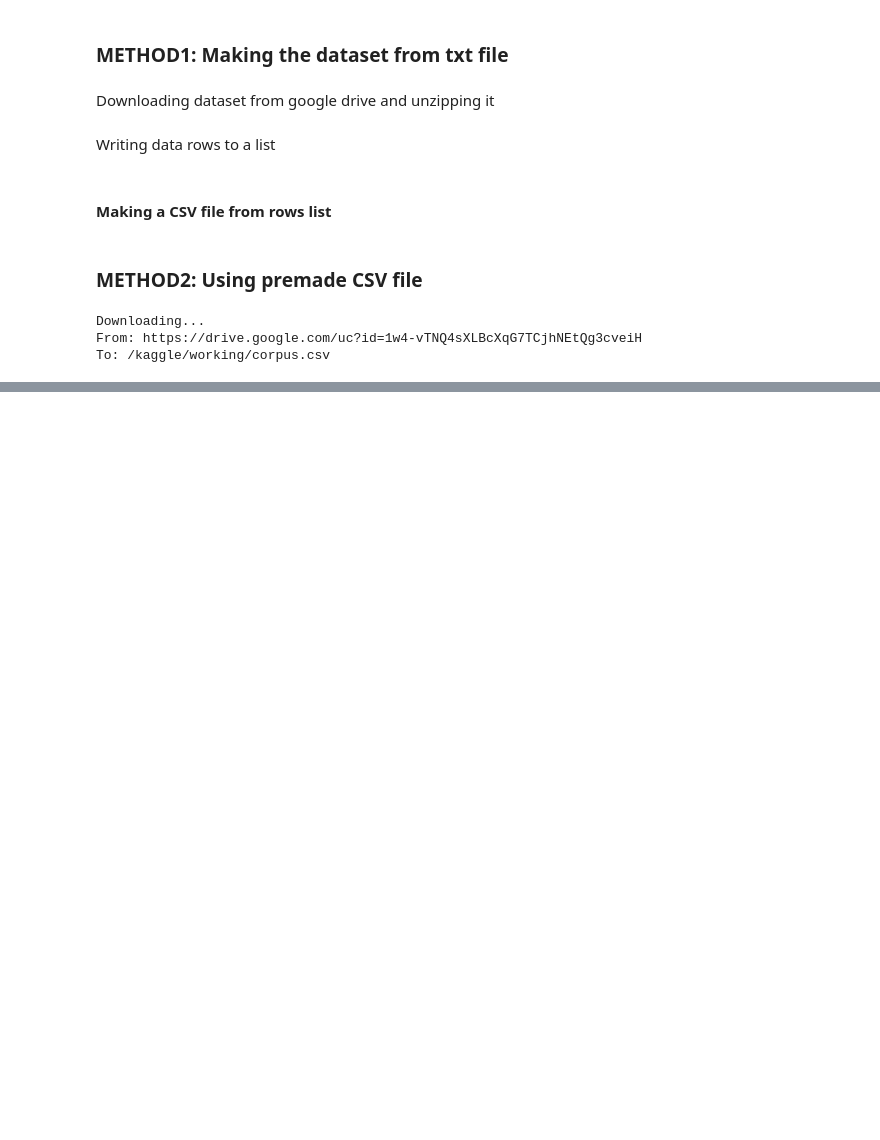
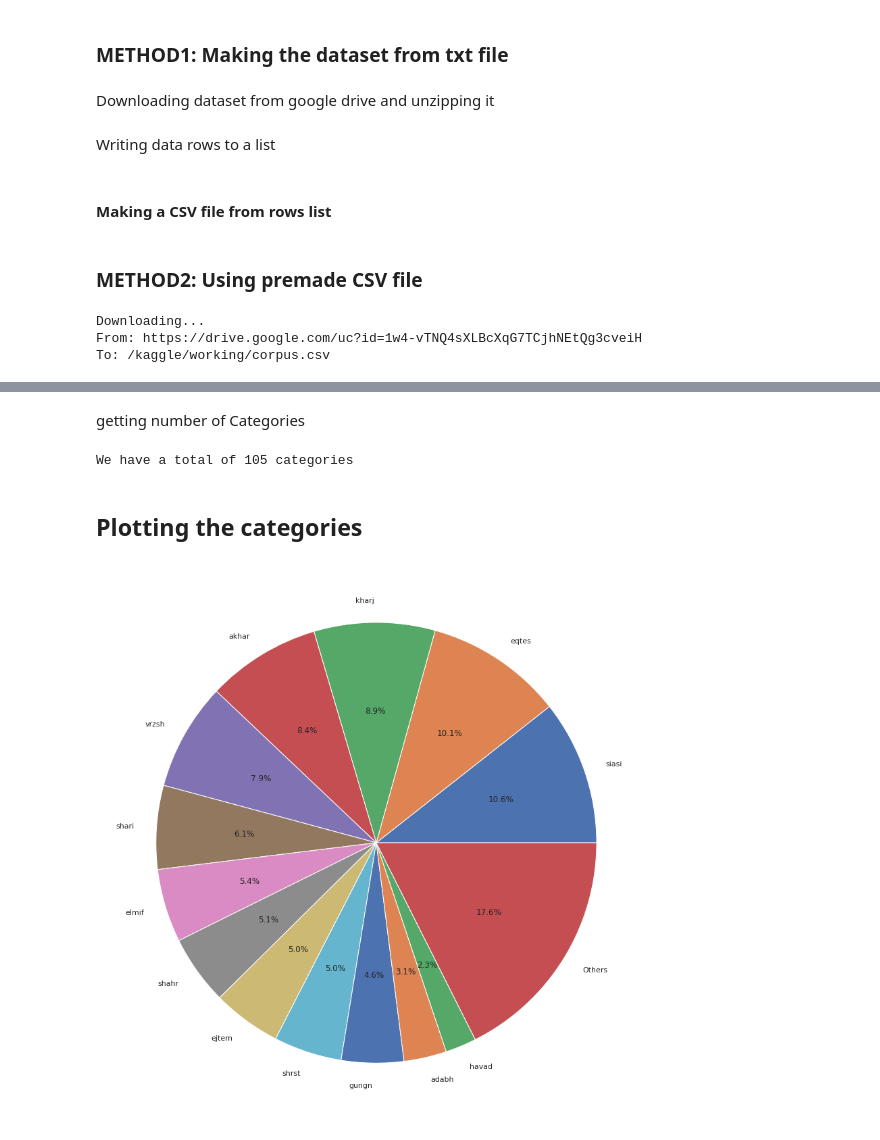
Before and after one commit to AmirHajimohamadi/nlp, a Jupyter notebook: exercise2/text_classification.ipynb, the cells around one changed output, grey strips where cells are left out. Saved outputs shown, nothing was run; the diff lists cells and outputs as text; code cells hidden in the pictures; blank space fills up the shorter version.

Commit message:
Plotting categories added

```diff
--- a/exercise2/text_classification.ipynb
+++ b/exercise2/text_classification.ipynb
@@ -121,0 +124,29 @@ To: /kaggle/working/corpus.csv
+# %%
+df = pd.read_csv("corpus.csv")
+df.set_index('DID', inplace=True)
+df.drop_duplicates(keep='last', inplace=True)
+# %% [markdown]
+getting number of Categories
+# %%
+print("We have a total of {} categories".format(df['Cat'].nunique()))
+df['Cat'].value_counts()
+number_of_unique_cat = df['Cat'].nunique()
+# %% [output]
+We have a total of 105 categories
+# %% [markdown]
+## Plotting the categories
+# %%
+categories = dict(df['Cat'].value_counts())
+categories_with_small_counts = dict(df['Cat'].value_counts().tail(92))
+for i in list(categories_with_small_counts):
+  if (i in categories_with_small_counts.keys()):
+     categories.pop(i, None)
+# %%
+categories.update({"Others":df['Cat'].value_counts().tail(92).sum()})
+# %%
+fig = plt.figure(figsize=(15,15))
+plt.pie(categories.values(),
+        labels=categories.keys(),
+        autopct='%1.1f%%');
+# %% [output]
+[figure, added]
```
Also changed, not shown: parts of 1 cell of this notebook.
